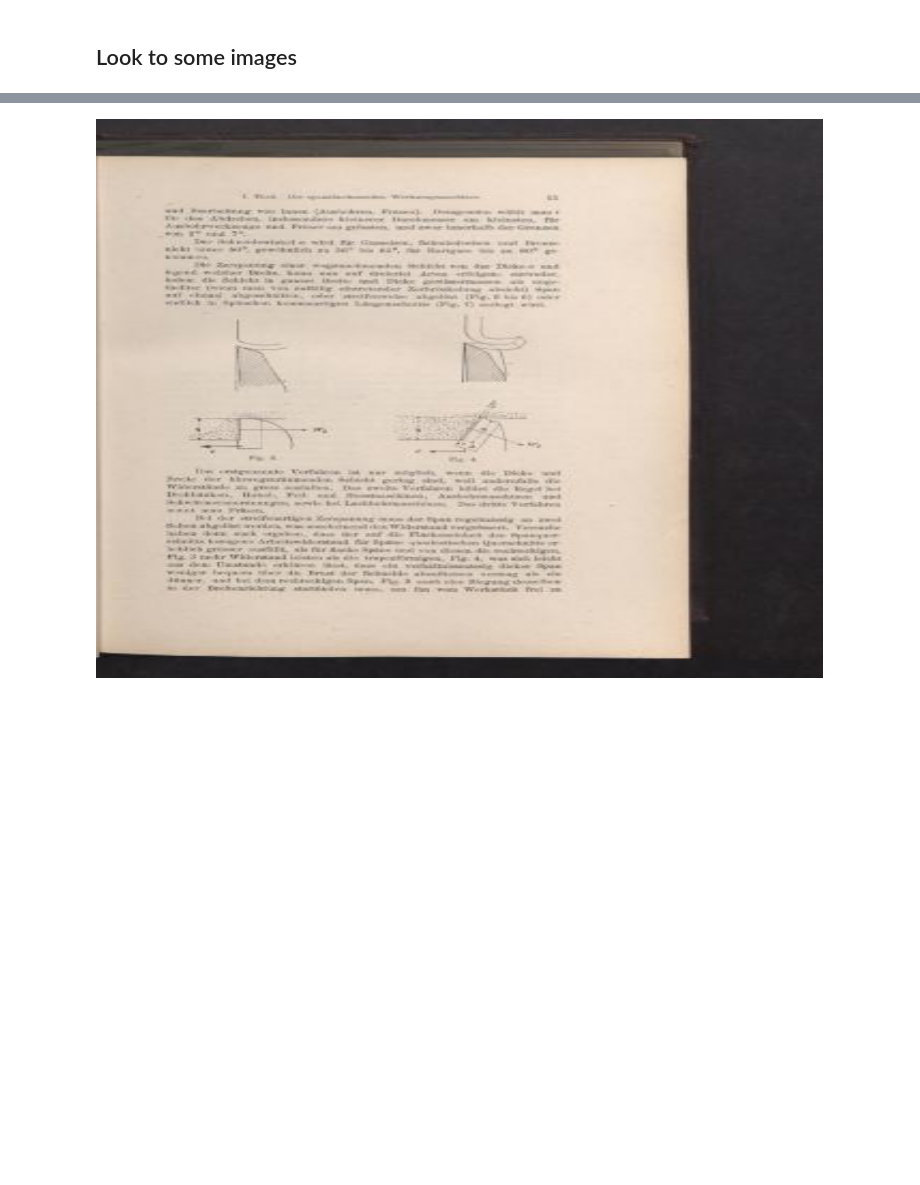
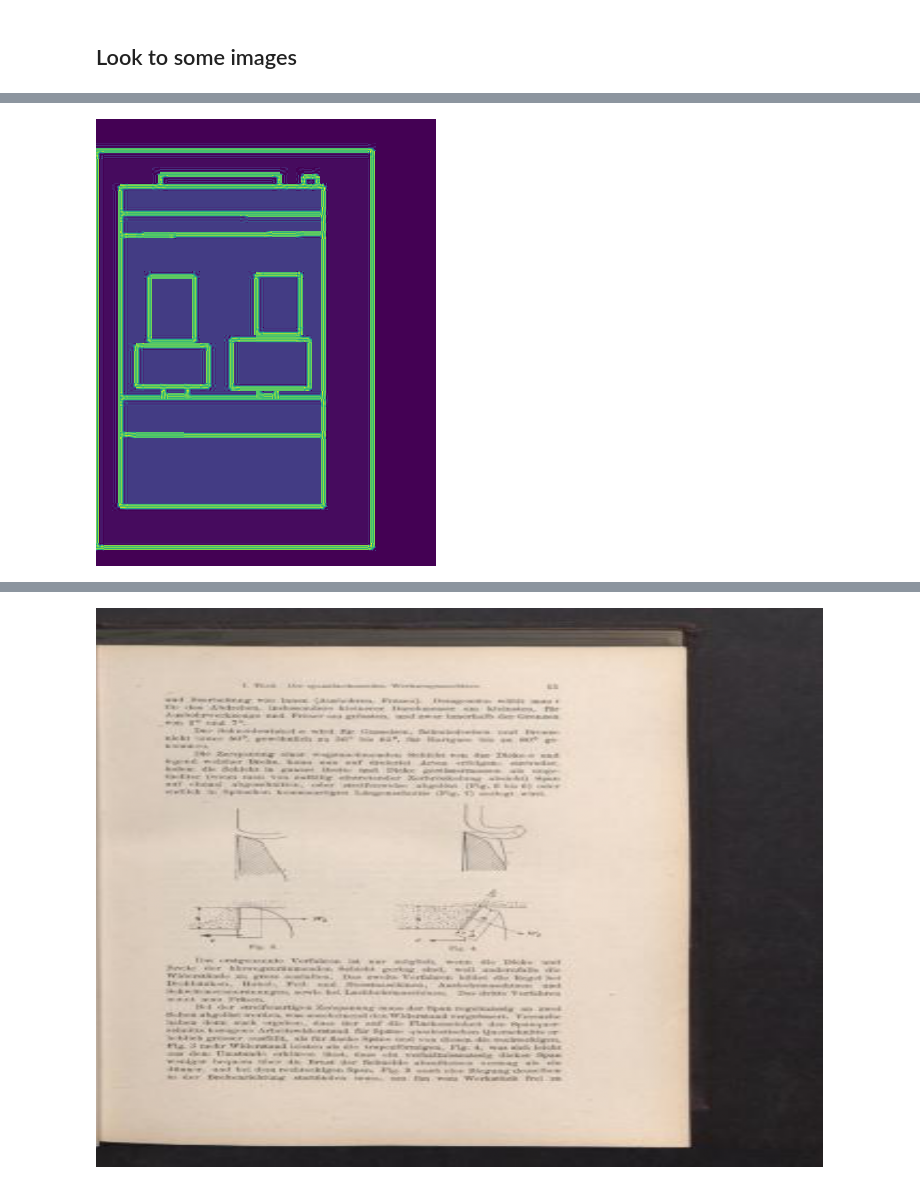
Before and after one commit to OCR-D/ocrd_segment, a Jupyter notebook: notebooks/1stOverview.ipynb, the cells around one changed output, grey strips where cells are left out. Saved outputs shown, nothing was run; the diff lists cells and outputs as text; code cells hidden in the pictures; blank space fills up the shorter version.

```diff
--- a/notebooks/1stOverview.ipynb
+++ b/notebooks/1stOverview.ipynb
@@ -239 +364,5 @@ Test: None
+# %%
+imglist.y[0]
+# %% [output]
+[figure, added]
 # %%
```
Also changed, not shown: parts of 14 cells of this notebook, 1 other file.
